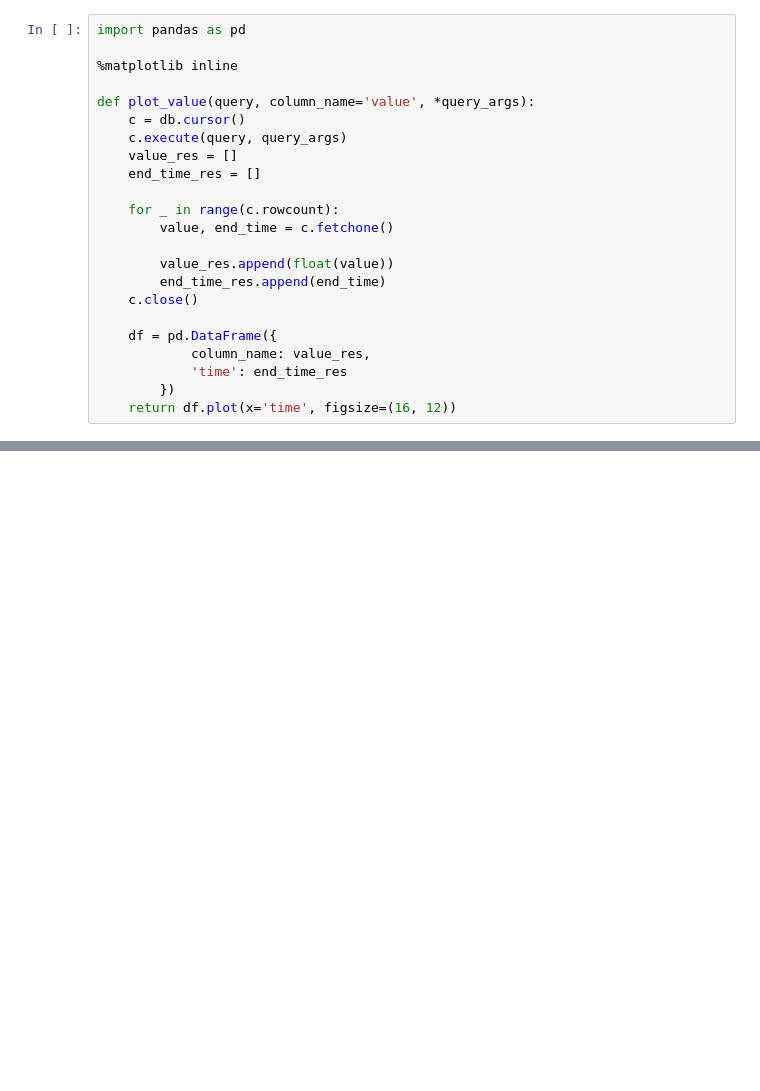
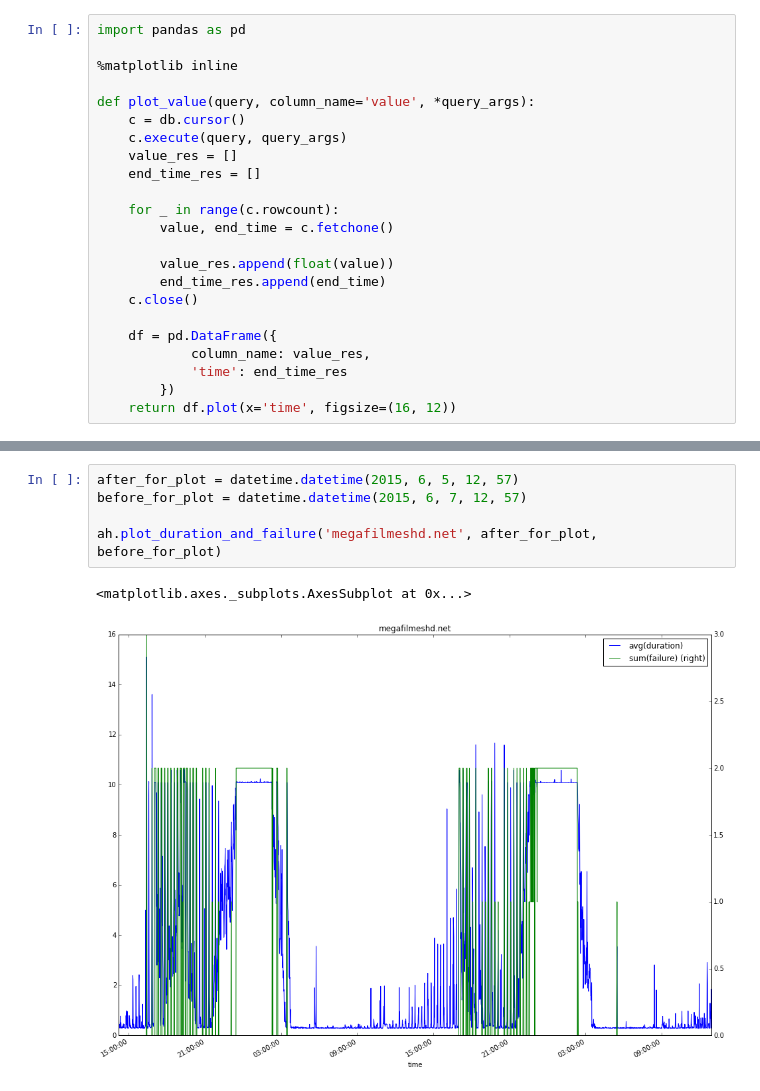
Before and after one commit to henadzit/webhealth, a Jupyter notebook: notebooks/finding_failed_websites.ipynb, the cells around one changed output, grey strips where cells are left out. Cells and saved outputs as stored; diff of their text form; blank space fills up the shorter version.

```diff
--- a/notebooks/finding_failed_websites.ipynb
+++ b/notebooks/finding_failed_websites.ipynb
@@ -141,0 +116,8 @@ ah.plot_duration_and_success('smashbox.com')
+# %%
+after_for_plot = datetime.datetime(2015, 6, 5, 12, 57)
+before_for_plot = datetime.datetime(2015, 6, 7, 12, 57)
+
+ah.plot_duration_and_failure('megafilmeshd.net', after_for_plot, before_for_plot)
+# %% [output]
+<matplotlib.axes._subplots.AxesSubplot at 0x...>
+[figure, added]
```
Also changed, not shown: parts of 14 cells of this notebook, 3 other files.
